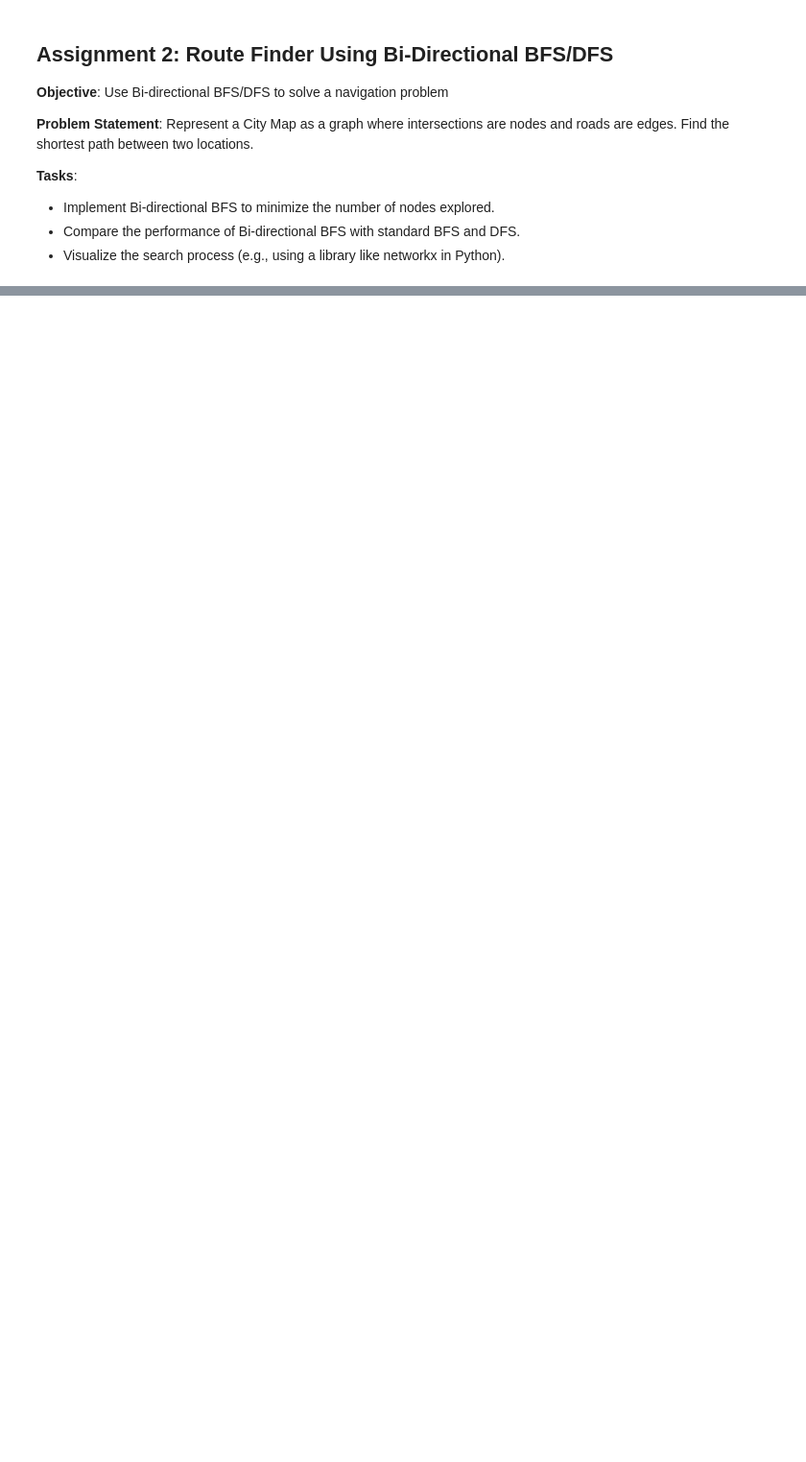
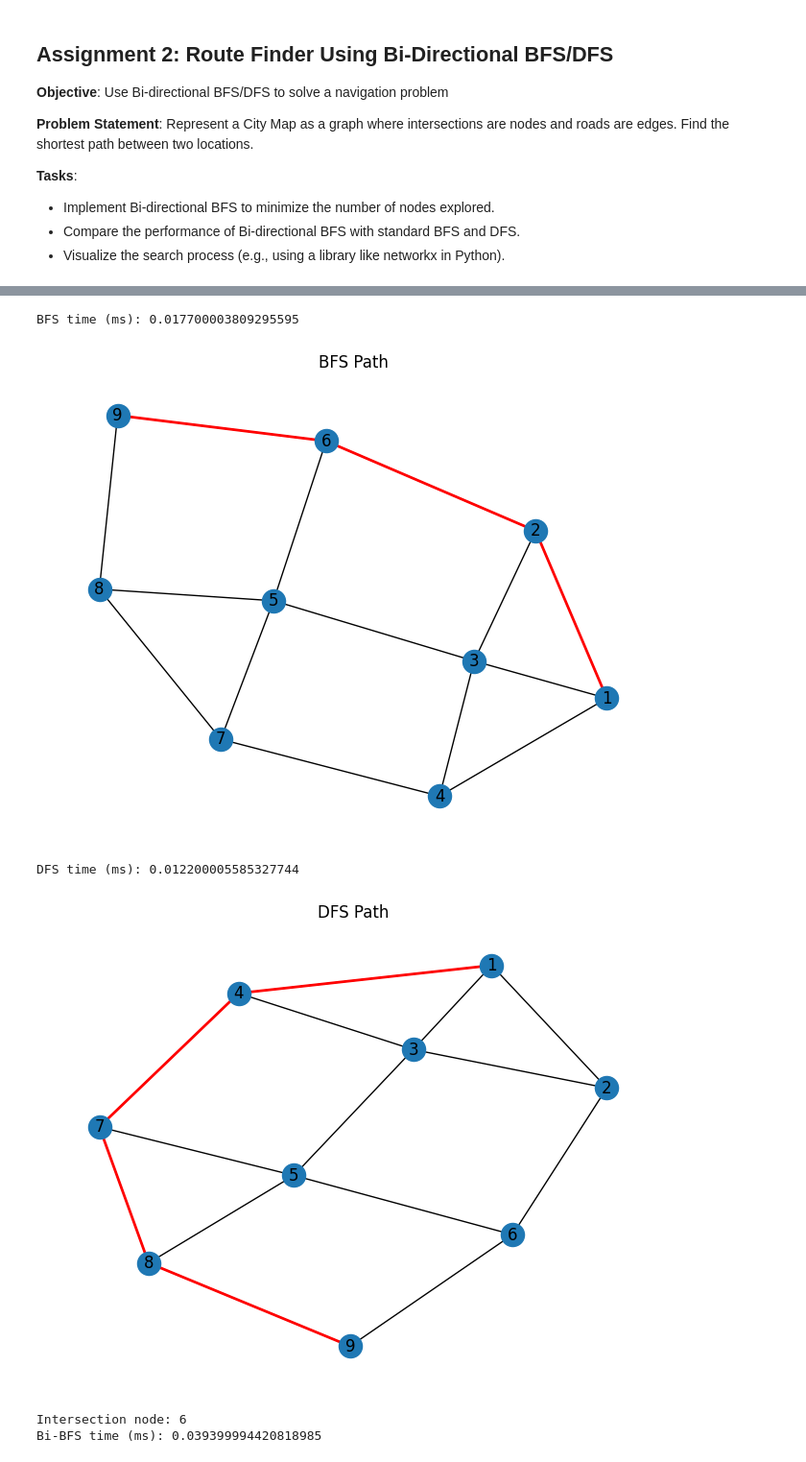
Before and after one commit to Sookeyy-12/6th-Sem-AI-Lab, a Jupyter notebook: Lab 2/lab2.ipynb, the cells around one changed output, grey strips where cells are left out. Shown: that part at 96% size. Cells and saved outputs as stored; diff of their text form; code cells hidden in the pictures; blank space fills up the shorter version.

```diff
--- a/Lab 2/lab2.ipynb
+++ b/Lab 2/lab2.ipynb
@@ -65 +16,13 @@ def bidirectional_bfs(graph, start, goal):
+# %%
+edges = [
+    (1, 2), (1, 3), (1, 4), (2, 3), (3, 4), (2, 6),
+    (3, 5), (4, 7), (5, 6), (5, 7), (7, 8), (8, 5), (9, 8), (9, 6)
+]
+# %%
+def build_graph(edge_list):
+    graph = {}
+    for u, v in edge_list:
+        graph.setdefault(u, []).append(v)
+        graph.setdefault(v, []).append(u)
+    return graph
 # %%
@@ -100,18 +100,11 @@ def dfs(graph, start, goal, visited=None, path=None):
 # %%
-def visualize_path(graph, path, title):
-    plt.clf()
-    G = nx.Graph(graph)
+def draw_graph_with_path(edges, path, title):
+    G = nx.Graph()
+    G.add_edges_from(edges)
     pos = nx.spring_layout(G)
-
-    fig, ax = plt.subplots(figsize=(10, 8))
-    nx.draw_networkx_nodes(G, pos, node_color='lightblue', node_size=500, ax=ax)
-    nx.draw_networkx_edges(G, pos, ax=ax)
-    nx.draw_networkx_labels(G, pos, font_size=10, font_weight='bold')
-
-    path_edges = list(zip(path[:-1], path[1:]))
-    nx.draw_networkx_edges(G, pos, edgelist=path_edges,
-                         edge_color='r', width=2, ax=ax)
-
+    nx.draw(G, pos, with_labels=True)
+    if path:
+        path_edges = list(zip(path, path[1:]))
+        nx.draw_networkx_edges(G, pos, edgelist=path_edges, edge_color="r", width=2)
     plt.title(title)
-    plt.axis('off')
     plt.show()
@@ -160,0 +111,17 @@ Path: 1 -> 2 -> 3 -> 4 -> 7
+# %%
+g = build_graph(edges)
+bfs_path = bfs(g, 1, 9)
+draw_graph_with_path(edges, bfs_path, "BFS Path")
+
+dfs_path = dfs(g, 1, 9)
+draw_graph_with_path(edges, dfs_path, "DFS Path")
+
+bibfs_path = bidirectional_bfs(g, 1, 9)
+draw_graph_with_path(edges, bibfs_path, "Bi-BFS Path")
+# %% [output]
+BFS time (ms): 0.017700003809295595
+[figure, added]
+DFS time (ms): 0.012200005585327744
+[figure, added]
+Intersection node: 6
+Bi-BFS time (ms): 0.039399994420818985
```
Also changed, not shown: parts of 12 cells of this notebook, 1 other file.
